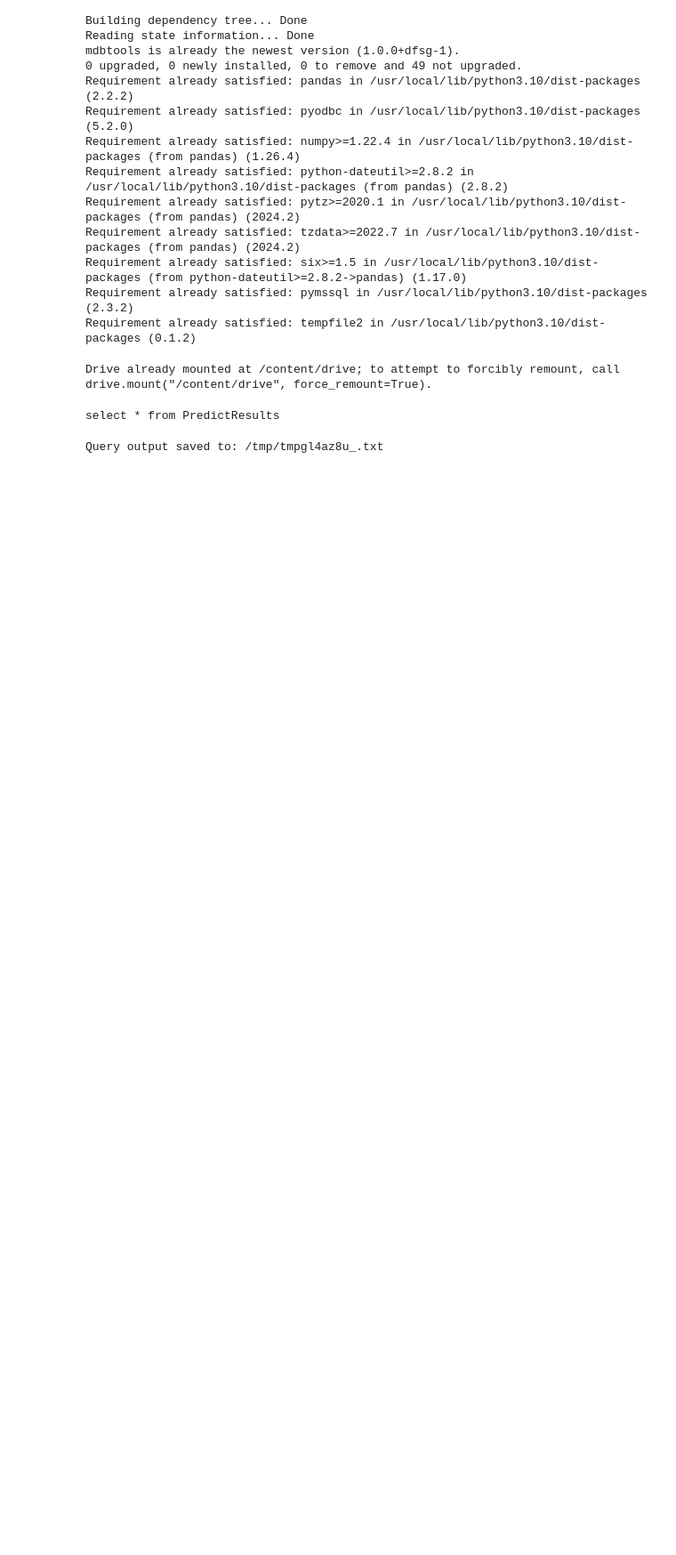
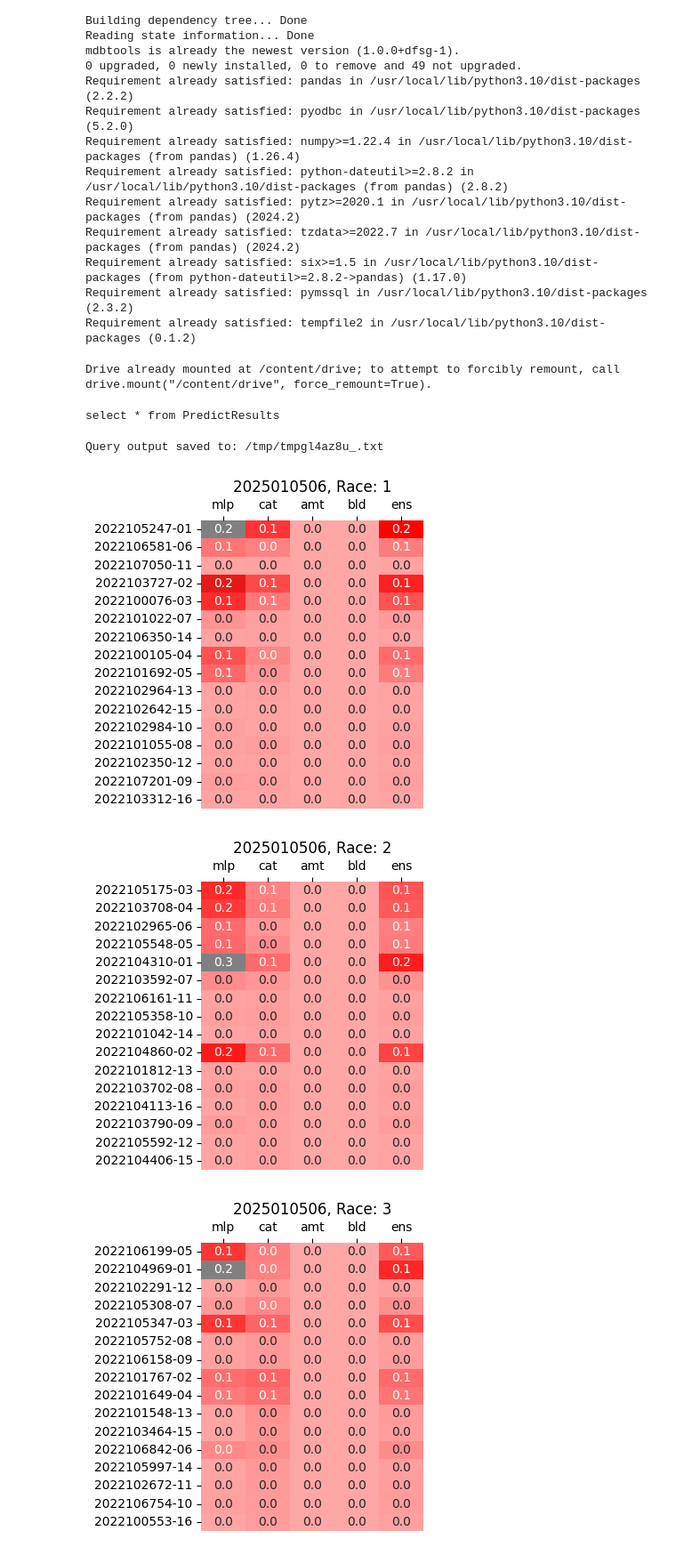
Before and after one commit to keeponing/py2_aider, a Jupyter notebook: 04_開発/04_03_Predict_List.ipynb, the cells around one changed output. Shown at 89% size. Cells and saved outputs as stored; diff of their text form; code cells hidden in the pictures; blank space fills up the shorter version.

```diff
--- a/04_開発/04_03_Predict_List.ipynb
+++ b/04_開発/04_03_Predict_List.ipynb
@@ -139,8 +139,6 @@ import model.utility.k_analysis_util as k_analysis_util
 
 # 表示オプションの設定
 pd.set_option('display.max_colwidth', 1)  # 各列の最大表示幅を10に設定
-# 表示オプションの設定
-pd.set_option('display.max_colwidth', 1)
 
 # カスタムカラーマップの作成
 colors = [
@@ -150,10 +148,11 @@ colors = [
     (255/255, 204/255, 204/255),  # #FFCCCC - 非常に薄い赤 (80%)
     (255/255, 179/255, 179/255),  # #FFB3B3 - 薄い赤 (70%)
     (255/255, 153/255, 153/255),  # #FF9999 - 薄い赤 (60%)
+    (255/255, 128/255, 128/255),  # #FF8080 - 薄い赤 (50%)
     (255/255, 102/255, 102/255),  # #FF6666 - 薄い赤 (40%)
     (255/255, 51/255, 51/255),    # #FF3333 - 薄い赤 (20%)
     (255/255, 0/255, 0/255),      # #FF0000 - 純粋な赤
-    (64/255, 64/255, 64/255),     # #404040 - 調整された色
+    (204/255, 0/255, 0/255),      # #CC0000 - 赤
 ]
 custom_cmap = sns.blend_palette(colors, as_cmap=True)
 # bt_place、bt_distance、bt_track_cdでグループ化
@@ -161,30 +160,34 @@ grouped = df_re.groupby(['pr_program_id', 'pr_race'])
 
 # 各グループごとにヒートマップを描画
 for (program_id, race), group_df in grouped:
     query = f"pr_rank.astype('int') != 0"
     group_df2 = group_df.query(query, engine='python')
     # pr_rankでソート
     sorted_group_df = group_df2.sort_values('pr_rank')
 
     # 'pr_horse_id-pr_vote' の列を作成
     sorted_group_df['pr_horse_id-pr_vote'] = sorted_group_df['pr_horse_id'].astype(str) + '-' + sorted_group_df['pr_vote'].astype(str).str.zfill(2)  # 2桁の0詰め
 
     # ヒートマップのデータ作成
     heatmap_data = sorted_group_df[['pr_horse_id-pr_vote', 'pr_h1_pred', 'pr_h2_pred', 'pr_h3_pred', 'pr_h4_pred', 'pr_hE_pred']]
     heatmap_data = heatmap_data.set_index('pr_horse_id-pr_vote')
     heatmap_data = heatmap_data.rename(columns={
         'pr_h1_pred': 'mlp',
         'pr_h2_pred': 'cat',
         'pr_h3_pred': 'amt',
         'pr_h4_pred': 'bld',
         'pr_hE_pred': 'ens',
     })
 
     plt.figure(figsize=(4, 4))  # 図のサイズ調整
     ax = sns.heatmap(heatmap_data, annot=True, fmt=".1f", cmap=custom_cmap, center=0, cbar=False)
     ax.xaxis.set_ticks_position('top')     # 目盛りを上部に
     ax.xaxis.set_label_position('top')     # ラベルを上部に
     plt.title(f'{program_id}, Race: {race}')
     plt.ylabel('')
     plt.tight_layout()
     plt.show()
+# %% [output]
+[figure, added]
+[figure, added]
+[figure, added]
```
Also changed, not shown: parts of 1 cell of this notebook.
